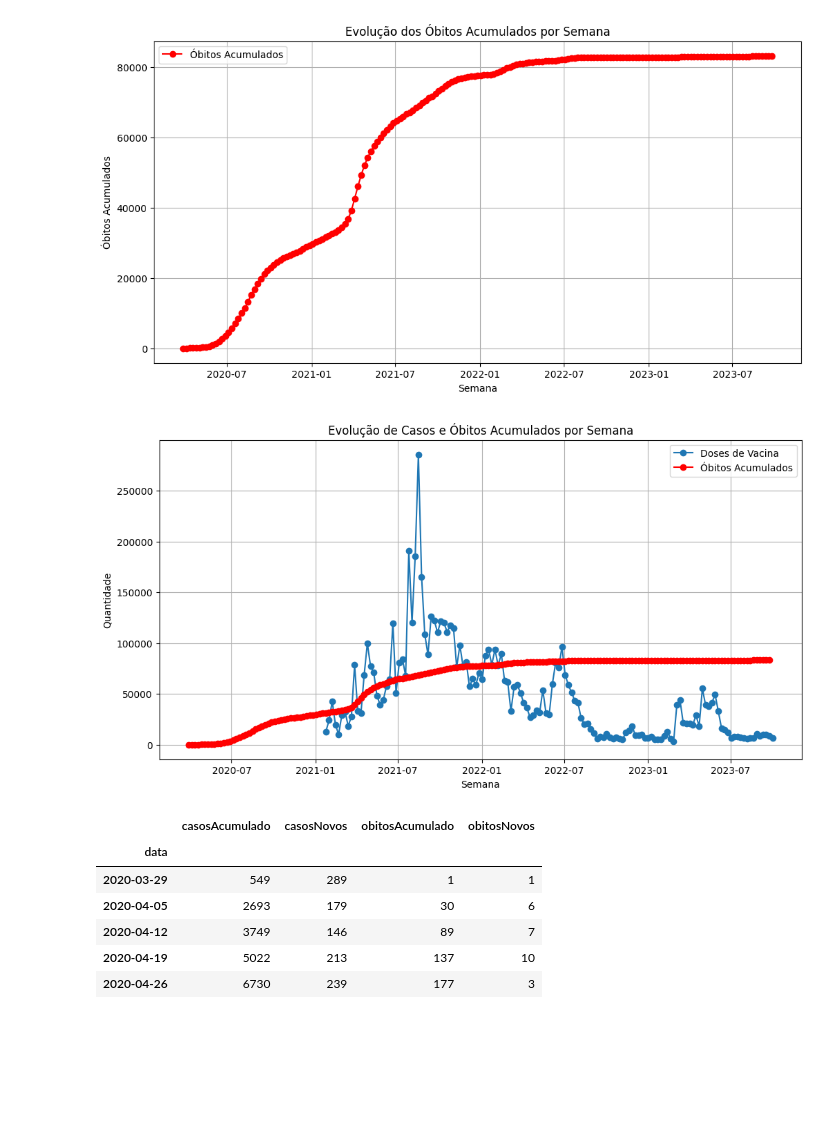
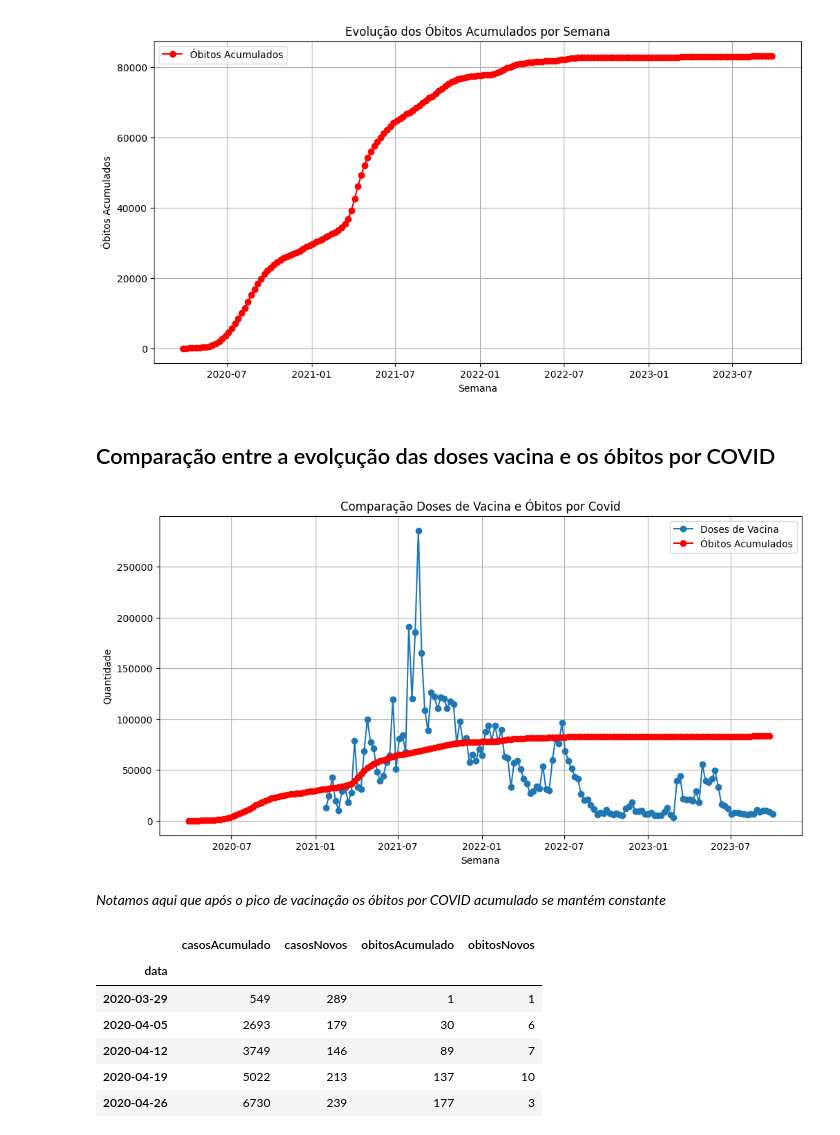
Before and after one commit to maurodomingues/Vacinacao_COVID19_DF, a Jupyter notebook: analise_estatistica.ipynb, the cells around one changed output. Saved outputs shown, nothing was run; the diff lists cells and outputs as text; code cells hidden in the pictures; blank space fills up the shorter version.

```diff
--- a/analise_estatistica.ipynb
+++ b/analise_estatistica.ipynb
@@ -744,21 +779,23 @@ plt.show()
 # %% [output]
 [figure]
 [figure]
+# %% [markdown]
+## Comparação entre a evolçução das doses vacina e os óbitos por COVID
 # %%
-# Crie o gráfico de linha com ambos os dados
 plt.figure(figsize=(12, 6))
 plt.plot(df_semanal.index, df_semanal['vacina_descricao_dose'], marker='o', linestyle='-', label='Doses de Vacina')
 plt.plot(df_semanal_c.index, df_semanal_c['obitosAcumulado'], marker='o', linestyle='-', color='red', label='Óbitos Acumulados')
 plt.xlabel('Semana')
 plt.ylabel('Quantidade')
-plt.title('Evolução de Casos e Óbitos Acumulados por Semana')
+plt.title('Comparação Doses de Vacina e Óbitos por Covid')
 plt.legend()
 plt.grid(True)
 
-# Exiba o gráfico
 plt.show()
 # %% [output]
-[figure, old version]
+[figure, new version]
+# %% [markdown]
+*Notamos aqui que após o pico de vacinação os óbitos por COVID acumulado se mantém constante*
 # %%
 df_semanal_c
 # %% [output]
```
Also changed, not shown: parts of 13 cells of this notebook, 1 other file.
